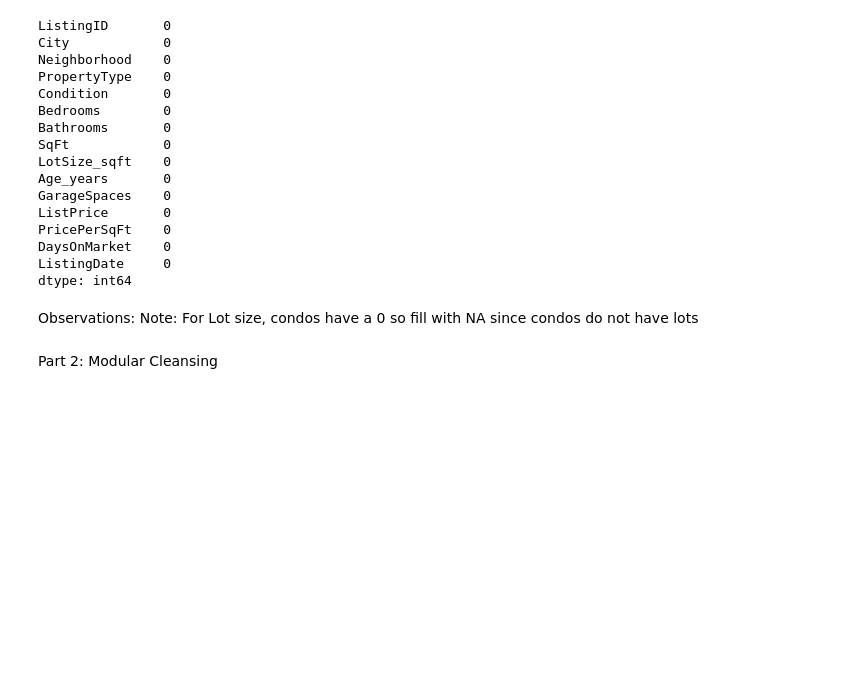
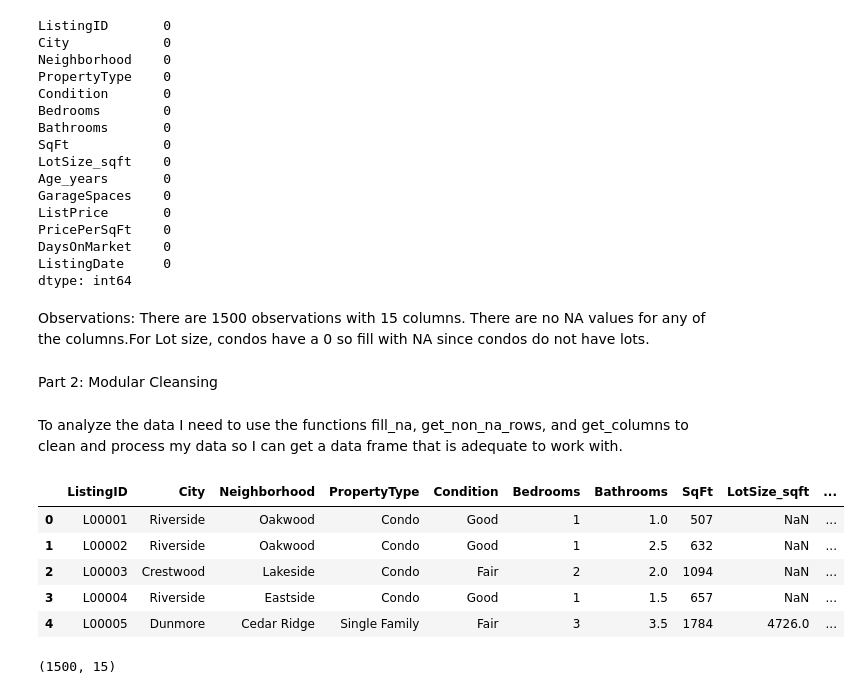
Before and after one commit to mdo222/sta556-homework-2, a Jupyter notebook: notebooks/homework_2.ipynb, the cells around one changed output. Saved outputs shown, nothing was run; the diff lists cells and outputs as text; code cells hidden in the pictures; blank space fills up the shorter version.

```diff
--- a/notebooks/homework_2.ipynb
+++ b/notebooks/homework_2.ipynb
@@ -101,10 +119,11 @@ DaysOnMarket    0
 ListingDate     0
 dtype: int64
 # %% [markdown]
-Observations:
-Note: For Lot size, condos have a 0 so fill with NA since condos do not have lots
+Observations: There are 1500 observations with 15 columns. There are no NA values for any of the columns.For Lot size, condos have a 0 so fill with NA since condos do not have lots.
 # %% [markdown]
 Part 2: Modular Cleansing
+# %% [markdown]
+To analyze the data I need to use the functions fill_na, get_non_na_rows, and get_columns to clean and process my data so I can get a data frame that is adequate to work with.
 # %%
 #Import functions from python script:
 import sys
@@ -119,3 +138,16 @@ from processing_cleaning import(
 # %%
 #First fill in 0's in LotSize_sqft with NA's for condos
 filled_df= fill_na(data = housing_market, column_name = "LotSize_sqft", value =0)
+# %%
+filled_df.head()
+# %% [output]
+|  | ListingID | City | Neighborhood | PropertyType | Condition | Bedrooms | Bathrooms | SqFt | LotSize_sqft | ... |
+| 0 | L00001 | Riverside | Oakwood | Condo | Good | 1 | 1.0 | 507 | NaN | ... |
+| 1 | L00002 | Riverside | Oakwood | Condo | Good | 1 | 2.5 | 632 | NaN | ... |
+| 2 | L00003 | Crestwood | Lakeside | Condo | Fair | 2 | 2.0 | 1094 | NaN | ... |
+| 3 | L00004 | Riverside | Eastside | Condo | Good | 1 | 1.5 | 657 | NaN | ... |
+| 4 | L00005 | Dunmore | Cedar Ridge | Single Family | Fair | 3 | 3.5 | 1784 | 4726.0 | ... |
+# %%
+filled_df.shape
+# %% [output]
+(1500, 15)
```
Also changed, not shown: parts of 32 cells of this notebook, 1 other file.
